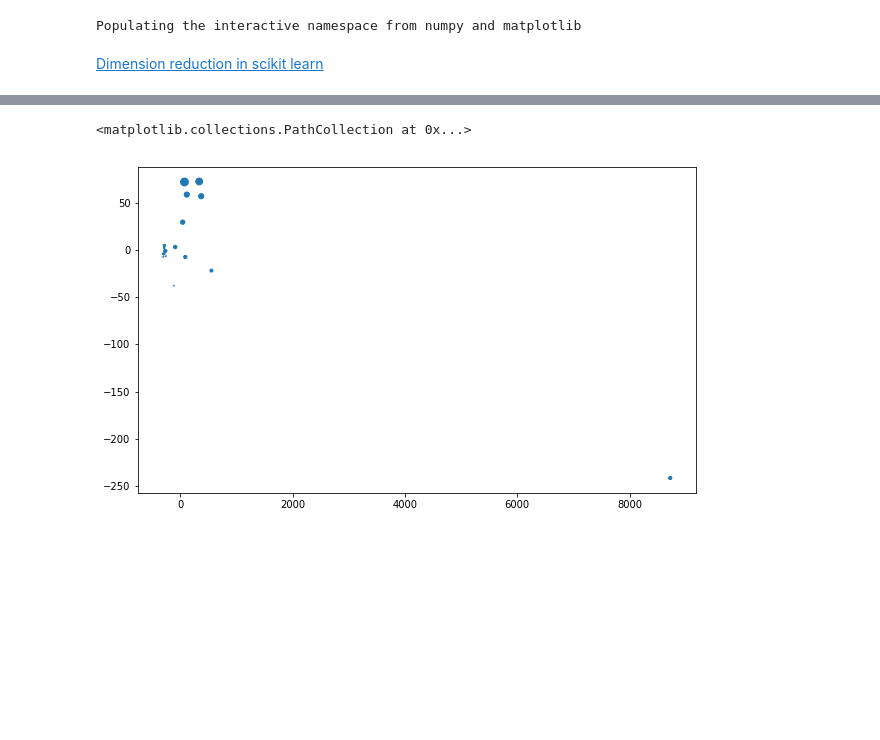
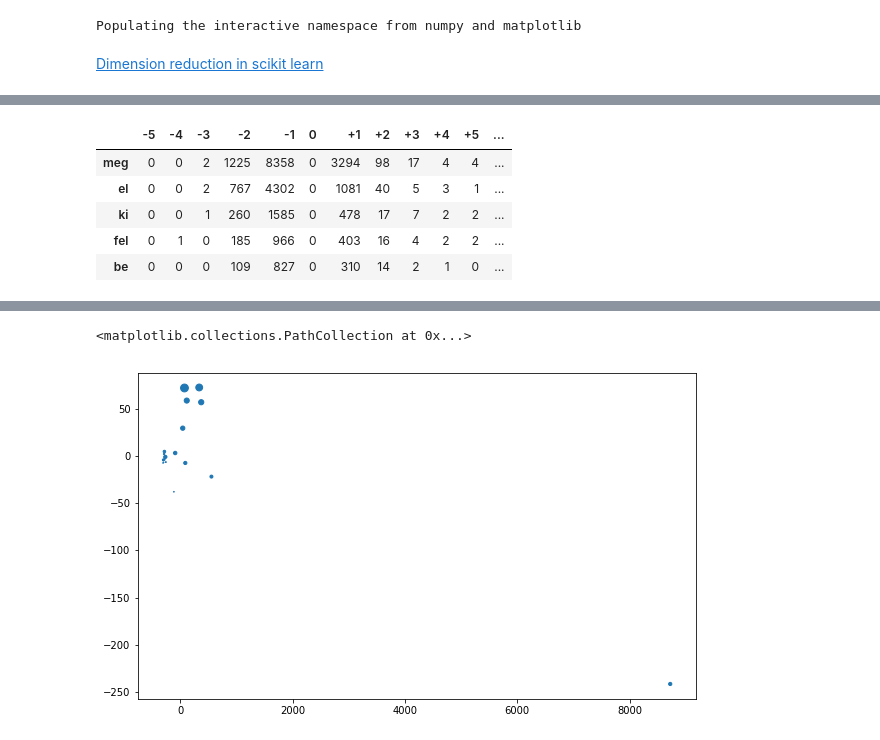
Before and after one commit to makrai/misc, a Jupyter notebook: tade/proverrb_position.ipynb, the cells around one changed output, grey strips where cells are left out. Drawn from its saved outputs; the diff is of its cells as text; code cells hidden in the pictures; blank space fills up the shorter version.

```diff
--- a/tade/proverrb_position.ipynb
+++ b/tade/proverrb_position.ipynb
@@ -27,0 +31,9 @@ prevpos['0'] = 0
+# %%
+prevpos.head()
+# %% [output]
+|  | -5 | -4 | -3 | -2 | -1 | 0 | +1 | +2 | +3 | +4 | +5 | ... |
+| meg | 0 | 0 | 2 | 1225 | 8358 | 0 | 3294 | 98 | 17 | 4 | 4 | ... |
+| el | 0 | 0 | 2 | 767 | 4302 | 0 | 1081 | 40 | 5 | 3 | 1 | ... |
+| ki | 0 | 0 | 1 | 260 | 1585 | 0 | 478 | 17 | 7 | 2 | 2 | ... |
+| fel | 0 | 1 | 0 | 185 | 966 | 0 | 403 | 16 | 4 | 2 | 2 | ... |
+| be | 0 | 0 | 0 | 109 | 827 | 0 | 310 | 14 | 2 | 1 | 0 | ... |
```
Also changed, not shown: parts of 9 cells of this notebook.
